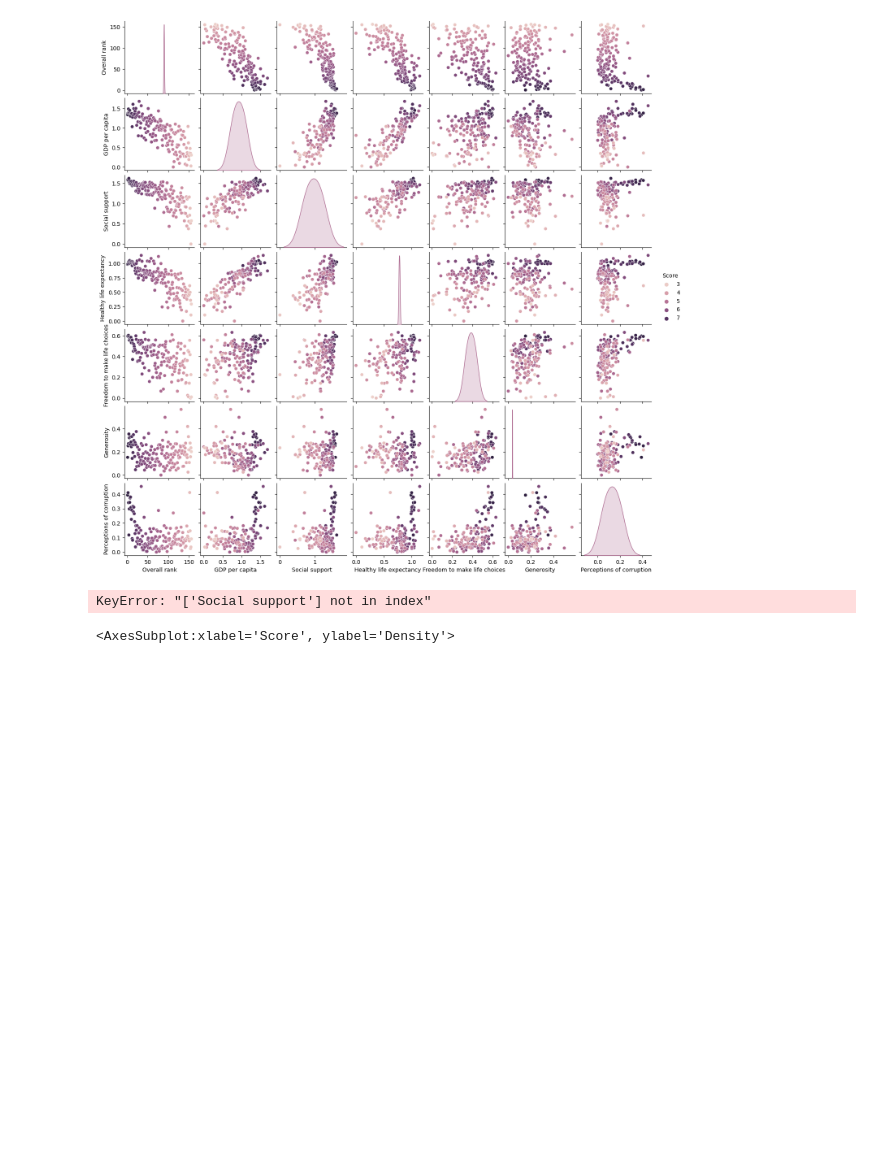
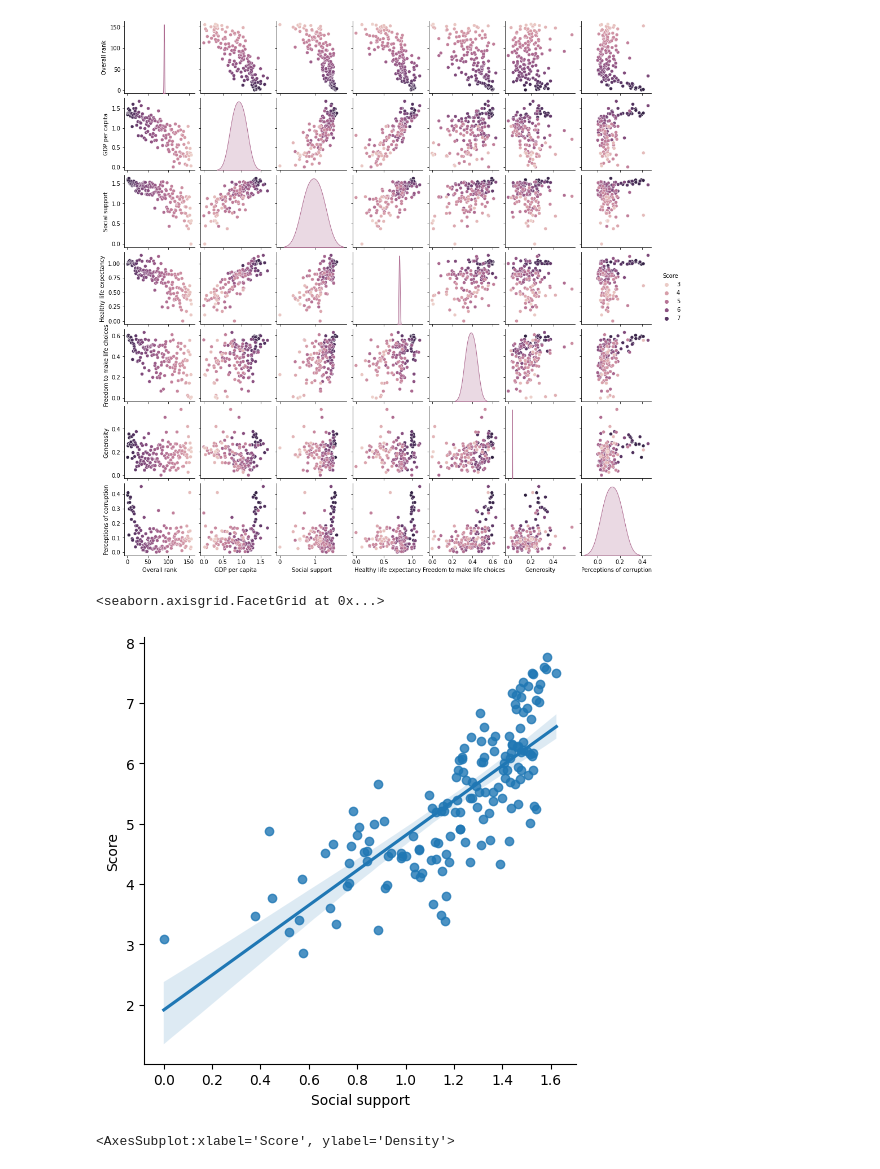
Before and after one commit to sunShinyDays/DataAnalysis, a Jupyter notebook: HappinessAnalysis.ipynb, the cells around one changed output. Drawn from its saved outputs; the diff is of its cells as text; code cells hidden in the pictures; blank space fills up the shorter version.

```diff
--- a/HappinessAnalysis.ipynb
+++ b/HappinessAnalysis.ipynb
@@ -438,9 +438,10 @@ sns.pairplot(happy19_df, height=2, hue="Score")
 <seaborn.axisgrid.PairGrid at 0x...>
 [figure]
 # %%
-sns.lmplot(x="Social support", y="Happiness Score", data=happy15_df)
+sns.lmplot(x="Social support", y="Score", data=happy19_df)
 # %% [output]
-KeyError: "['Social support'] not in index"
+<seaborn.axisgrid.FacetGrid at 0x...>
+[figure, added]
 # %%
 sns.distplot(happy19_df['Score'] )
 # %% [output]
```
